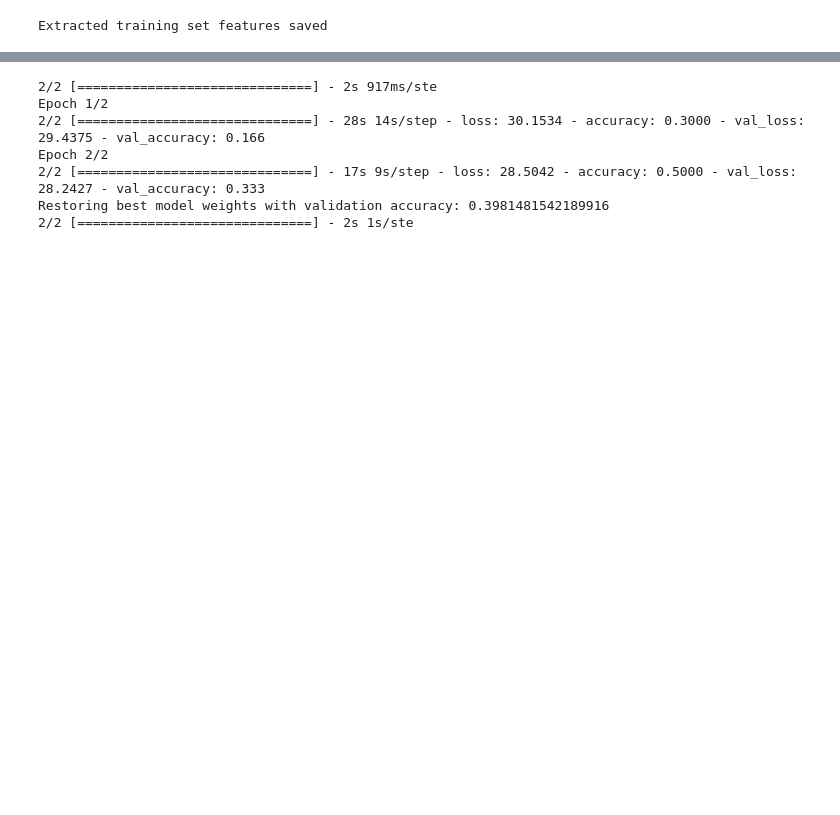
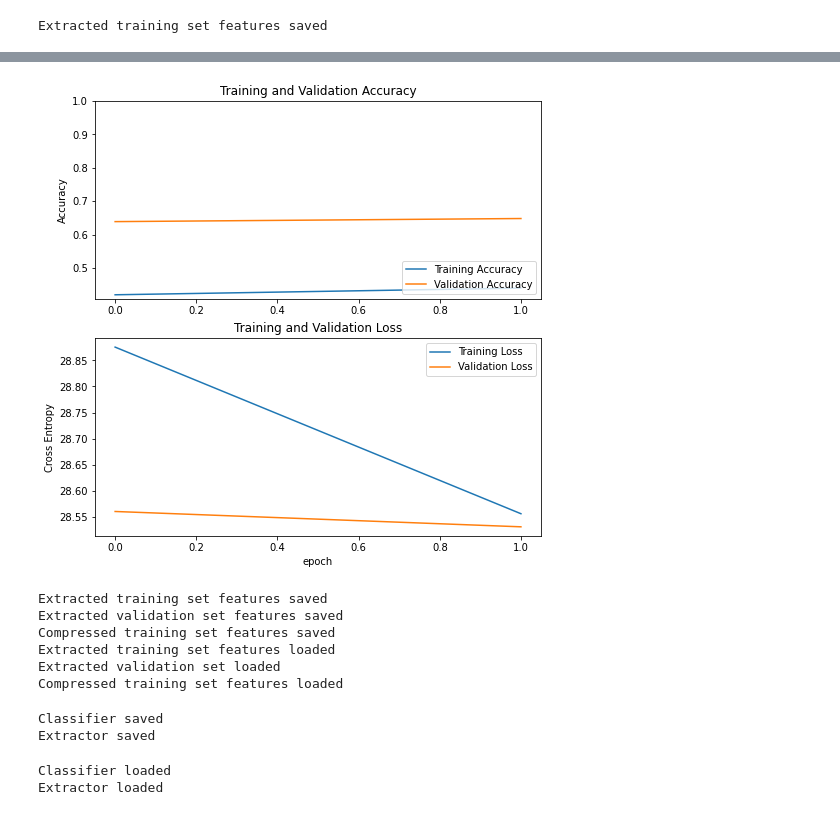
Before and after one commit to heng-yuwen/MSc_Data_Reduction, a Jupyter notebook: feature_extraction_cifar.ipynb, the cells around one changed output, grey strips where cells are left out. Drawn from its saved outputs; the diff is of its cells as text; code cells hidden in the pictures; blank space fills up the shorter version.

```diff
--- a/feature_extraction_cifar.ipynb
+++ b/feature_extraction_cifar.ipynb
@@ -63,0 +94,3 @@ model.save_extractor("model/cifar10/")
+# %%
+model.load_classifier()
+model.load_extractor()
@@ -63,0 +100,4 @@ model.save_extractor("model/cifar10/")
+# %%
+# fine-tune the network
+history = model.fine_tune_features(x_train[:50], y_train[:50, :], batch_size=5, epochs=2, validation_data=(x_valid[:18], y_valid[:18,:]), early_stop=True)
+features = model.extract(x_train[:50], compression=True)
@@ -64,15 +114,50 @@ model.save_extractor("model/cifar10/")
+# %%
+acc = history['acc']
+val_acc = history["val_acc"]
+
+loss = history['loss']
+val_loss = history['val_loss']
+
+plt.figure(figsize=(8, 8))
+plt.subplot(2, 1, 1)
+plt.plot(acc, label='Training Accuracy')
+plt.plot(val_acc, label='Validation Accuracy')
+plt.legend(loc='lower right')
+plt.ylabel('Accuracy')
+plt.ylim([min(plt.ylim()),1])
+plt.title('Training and Validation Accuracy')
+
+plt.subplot(2, 1, 2)
+plt.plot(loss, label='Training Loss')
+plt.plot(val_loss, label='Validation Loss')
+plt.legend(loc='upper right')
+plt.ylabel('Cross Entropy')
+# plt.ylim([0,1.0])
+plt.title('Training and Validation Loss')
+plt.xlabel('epoch')
+plt.show()
+# %% [output]
+[figure, added]
+# %%
+model.save_features()
+model.load_features()
+# %% [output]
+Extracted training set features saved
+Extracted validation set features saved
+Compressed training set features saved
+Extracted training set features loaded
+Extracted validation set loaded
+Compressed training set features loaded
+# %%
+model.save_classifier()
+model.save_extractor()
+# %% [output]
+Classifier saved
+Extractor saved
 # %%
-model = NASNetLargeExtractor(32, 10)
-model.load_classifier("model/cifar10/")
-model.load_extractor("model/cifar10/")
+model = NASNetLargeExtractor(32, 10, model_path="models/cifar10", data_path="datasets/cifar10")
+model.load_classifier()
+model.load_extractor()
+# %% [output]
+Classifier loaded
+Extractor loaded
-# %%
-# fine-tune the network
-history, features = model.extract_fine_tuned_features(x_train[:10], y_train[:10, :], batch_size=5, epochs=2, validation_data=(x_valid[:18], y_valid[:18,:]))
-# %% [output]
-2/2 [==============================] - 2s 917ms/ste
-Epoch 1/2
-2/2 [==============================] - 28s 14s/step - loss: 30.1534 - accuracy: 0.3000 - val_loss: 29.4375 - val_accuracy: 0.166
-Epoch 2/2
-2/2 [==============================] - 17s 9s/step - loss: 28.5042 - accuracy: 0.5000 - val_loss: 28.2427 - val_accuracy: 0.333
-Restoring best model weights with validation accuracy: 0.3981481542189916
-2/2 [==============================] - 2s 1s/ste
```
Also changed, not shown: parts of 17 cells of this notebook, 3 other files.
